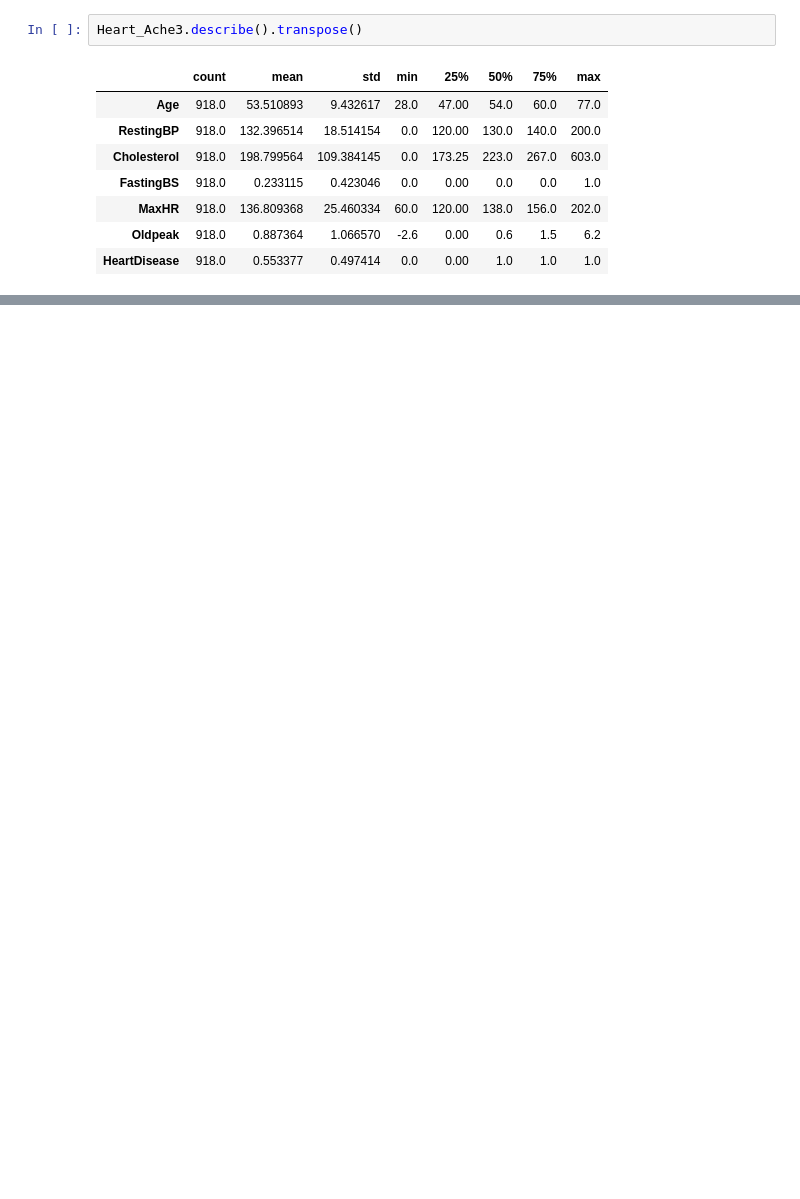
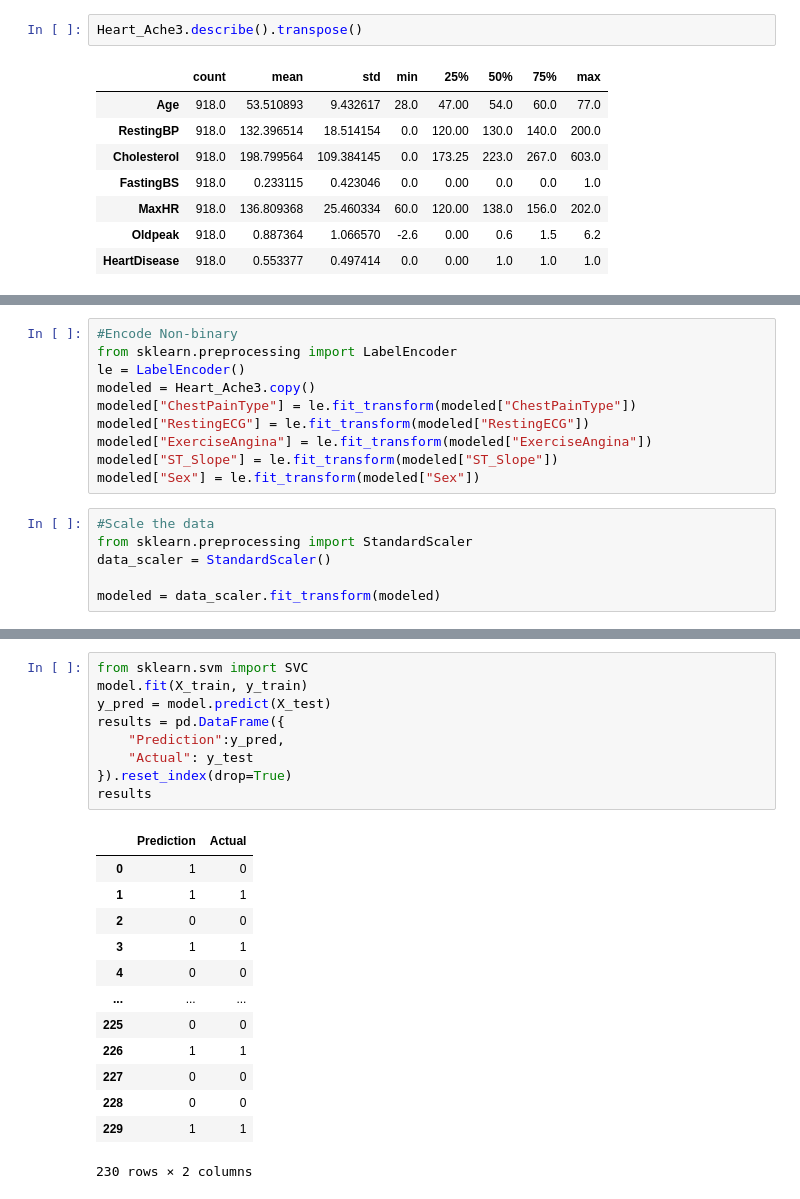
Before and after one commit to stewamag/Heart_Disease, a Jupyter notebook: Heart_Disease_DataFrame.ipynb, the cells around one changed output, grey strips where cells are left out. Cells and saved outputs as stored; diff of their text form; blank space fills up the shorter version.

```diff
--- a/Heart_Disease_DataFrame.ipynb
+++ b/Heart_Disease_DataFrame.ipynb
@@ -176,0 +168,16 @@ dtype: int64
+# %%
+#Encode Non-binary
+from sklearn.preprocessing import LabelEncoder
+le = LabelEncoder()
+modeled = Heart_Ache3.copy()
+modeled["ChestPainType"] = le.fit_transform(modeled["ChestPainType"])
+modeled["RestingECG"] = le.fit_transform(modeled["RestingECG"])
+modeled["ExerciseAngina"] = le.fit_transform(modeled["ExerciseAngina"])
+modeled["ST_Slope"] = le.fit_transform(modeled["ST_Slope"])
+modeled["Sex"] = le.fit_transform(modeled["Sex"])
+# %%
+#Scale the data
+from sklearn.preprocessing import StandardScaler
+data_scaler = StandardScaler()
+
+modeled = data_scaler.fit_transform(modeled)
@@ -176,0 +224,23 @@ dtype: int64
+# %%
+from sklearn.svm import SVC
+model.fit(X_train, y_train)
+y_pred = model.predict(X_test)
+results = pd.DataFrame({
+    "Prediction":y_pred,
+    "Actual": y_test
+}).reset_index(drop=True)
+results
+# %% [output]
+|  | Prediction | Actual |
+| 0 | 1 | 0 |
+| 1 | 1 | 1 |
+| 2 | 0 | 0 |
+| 3 | 1 | 1 |
+| 4 | 0 | 0 |
+| ... | ... | ... |
+| 225 | 0 | 0 |
+| 226 | 1 | 1 |
+| 227 | 0 | 0 |
+| 228 | 0 | 0 |
+| 229 | 1 | 1 |
+230 rows × 2 columns
```
Also changed, not shown: parts of 9 cells of this notebook.
